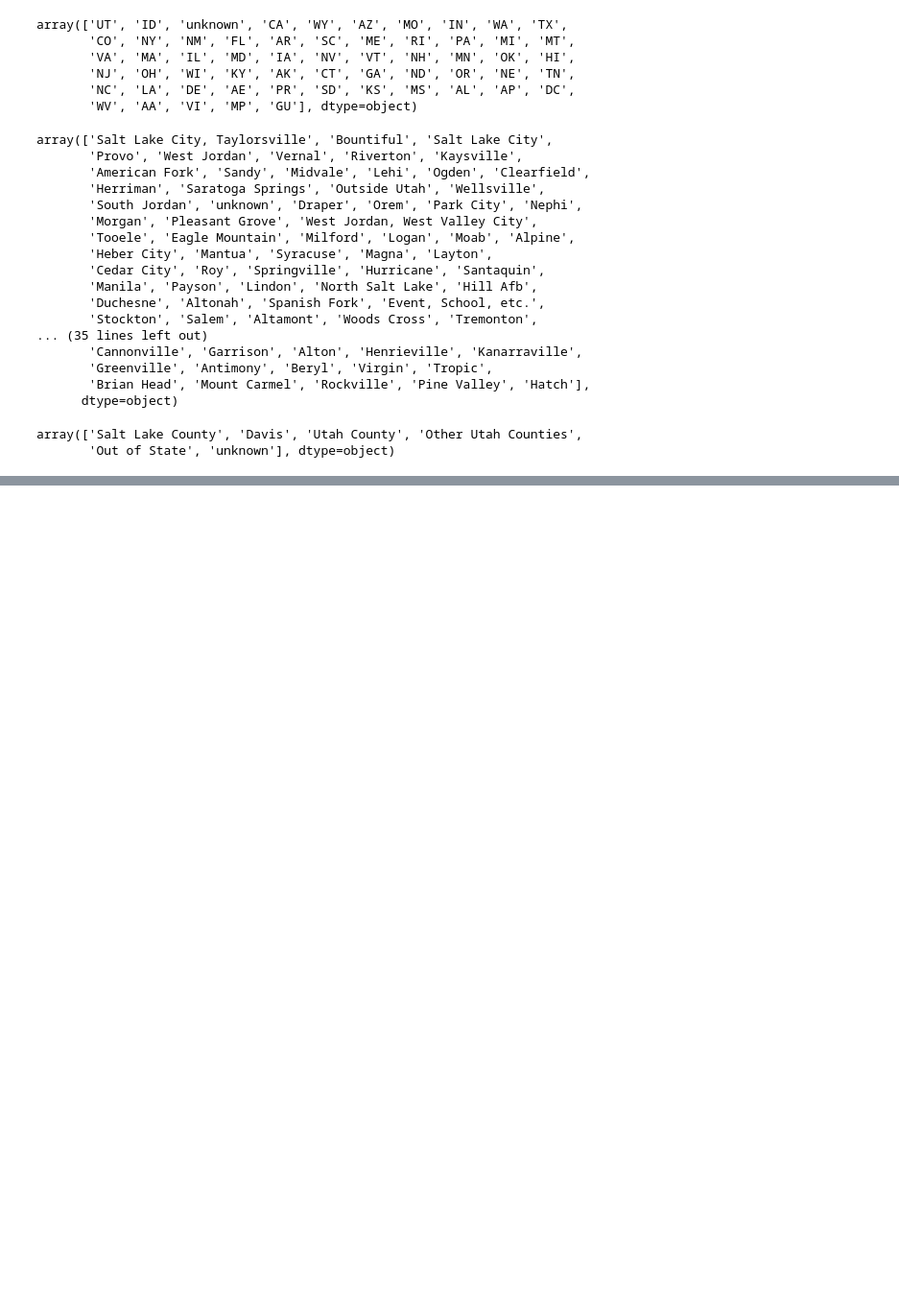
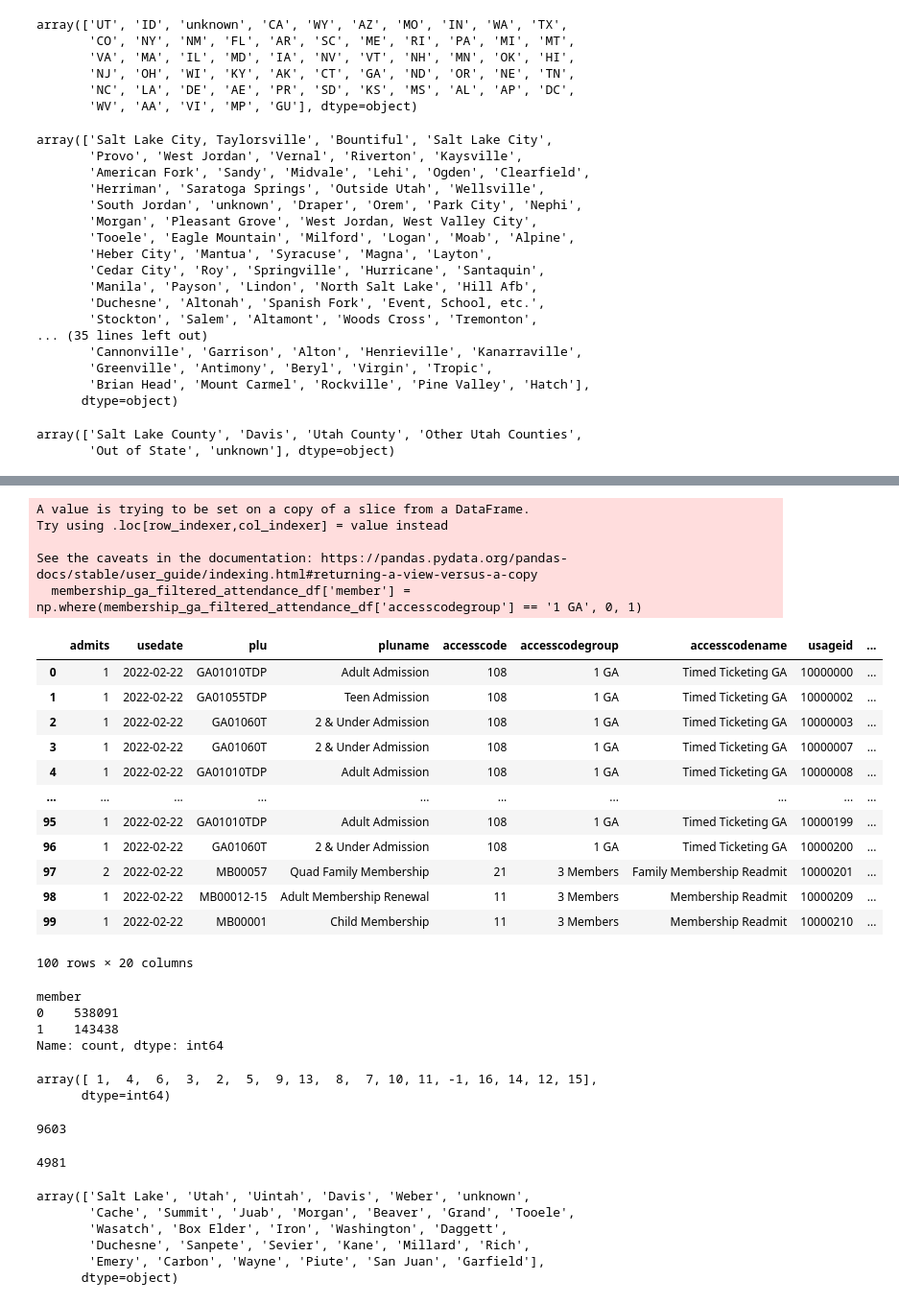
Before and after one commit to CamHauver/Attendance_Model, a Jupyter notebook: clean_filtered_attendance_data.ipynb, the cells around one changed output, grey strips where cells are left out. Shown: that part at 96% size. Cells and saved outputs as stored; diff of their text form; code cells hidden in the pictures; blank space fills up the shorter version.

```diff
--- a/clean_filtered_attendance_data.ipynb
+++ b/clean_filtered_attendance_data.ipynb
@@ -257,0 +272,53 @@ array(['Salt Lake County', 'Davis', 'Utah County', 'Other Utah Counties',
+# %%
+membership_ga_filtered_attendance_df['member'] = np.where(membership_ga_filtered_attendance_df['accesscodegroup'] == '1 GA', 0, 1)
+membership_ga_filtered_attendance_df.head(100)
+# %% [output]
+A value is trying to be set on a copy of a slice from a DataFrame.
+Try using .loc[row_indexer,col_indexer] = value instead
+
+See the caveats in the documentation: https://pandas.pydata.org/pandas-docs/stable/user_guide/indexing.html#returning-a-view-versus-a-copy
+  membership_ga_filtered_attendance_df['member'] = np.where(membership_ga_filtered_attendance_df['accesscodegroup'] == '1 GA', 0, 1)
+|  | admits | usedate | plu | pluname | accesscode | accesscodegroup | accesscodename | usageid | ... |
+| 0 | 1 | 2022-02-22 | GA01010TDP | Adult Admission | 108 | 1 GA | Timed Ticketing GA | 10000000 | ... |
+| 1 | 1 | 2022-02-22 | GA01055TDP | Teen Admission | 108 | 1 GA | Timed Ticketing GA | 10000002 | ... |
+| 2 | 1 | 2022-02-22 | GA01060T | 2 & Under Admission | 108 | 1 GA | Timed Ticketing GA | 10000003 | ... |
+| 3 | 1 | 2022-02-22 | GA01060T | 2 & Under Admission | 108 | 1 GA | Timed Ticketing GA | 10000007 | ... |
+| 4 | 1 | 2022-02-22 | GA01010TDP | Adult Admission | 108 | 1 GA | Timed Ticketing GA | 10000008 | ... |
+| ... | ... | ... | ... | ... | ... | ... | ... | ... | ... |
+| 95 | 1 | 2022-02-22 | GA01010TDP | Adult Admission | 108 | 1 GA | Timed Ticketing GA | 10000199 | ... |
+| 96 | 1 | 2022-02-22 | GA01060T | 2 & Under Admission | 108 | 1 GA | Timed Ticketing GA | 10000200 | ... |
+| 97 | 2 | 2022-02-22 | MB00057 | Quad Family Membership | 21 | 3 Members | Family Membership Readmit | 10000201 | ... |
+| 98 | 1 | 2022-02-22 | MB00012-15 | Adult Membership Renewal | 11 | 3 Members | Membership Readmit | 10000209 | ... |
+| 99 | 1 | 2022-02-22 | MB00001 | Child Membership | 11 | 3 Members | Membership Readmit | 10000210 | ... |
+100 rows × 20 columns
+# %%
+membership_ga_filtered_attendance_df['member'].value_counts()
+#oversampling. Model will be skewed to "non-member" with this data set.
+#Use Imbalanced-Learn Module: https://www.geeksforgeeks.org/imbalanced-learn-module-in-python/
+# %% [output]
+member
+0    538091
+1    143438
+Name: count, dtype: int64
+# %%
+membership_ga_filtered_attendance_df.admits.unique()
+# %% [output]
+array([ 1,  4,  6,  3,  2,  5,  9, 13,  8,  7, 10, 11, -1, 16, 14, 12, 15],
+      dtype=int64)
+# %%
+membership_ga_filtered_attendance_df.zipcode.nunique()
+# %% [output]
+9603
+# %%
+membership_ga_filtered_attendance_df.city.nunique()
+# %% [output]
+4981
+# %%
+membership_ga_filtered_attendance_df.county.unique()
+# %% [output]
+array(['Salt Lake', 'Utah', 'Uintah', 'Davis', 'Weber', 'unknown',
+       'Cache', 'Summit', 'Juab', 'Morgan', 'Beaver', 'Grand', 'Tooele',
+       'Wasatch', 'Box Elder', 'Iron', 'Washington', 'Daggett',
+       'Duchesne', 'Sanpete', 'Sevier', 'Kane', 'Millard', 'Rich',
+       'Emery', 'Carbon', 'Wayne', 'Piute', 'San Juan', 'Garfield'],
+      dtype=object)
```
Also changed, not shown: parts of 42 cells of this notebook, 1 other file.
